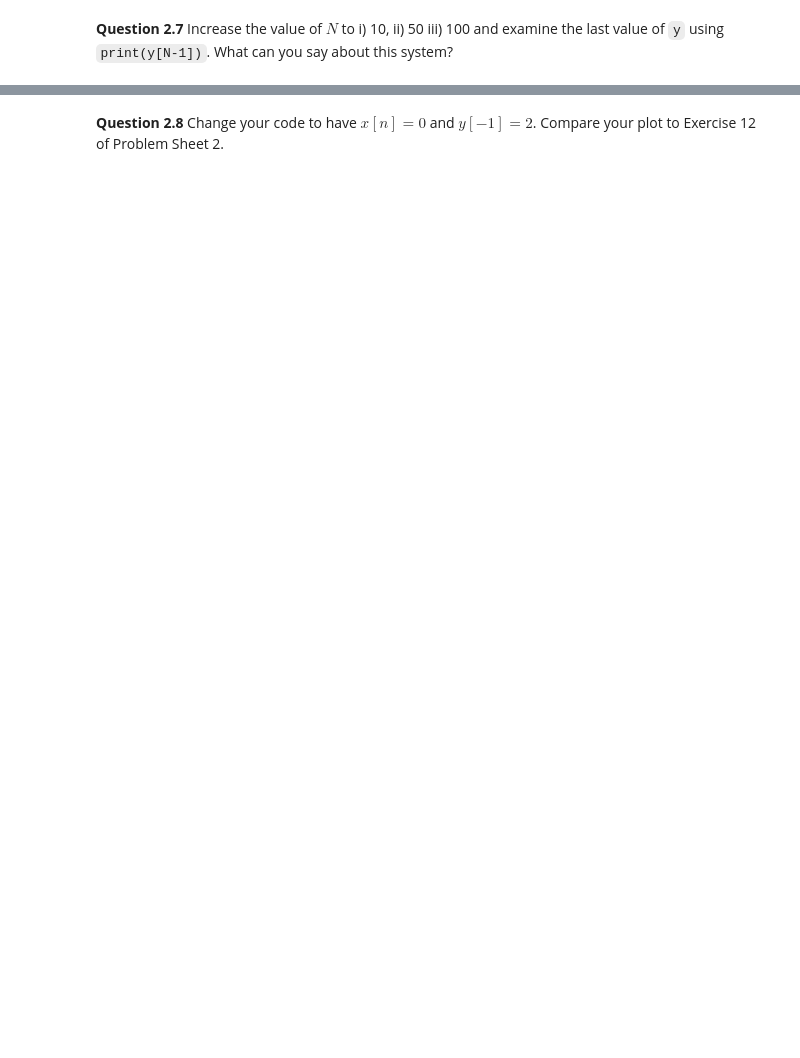
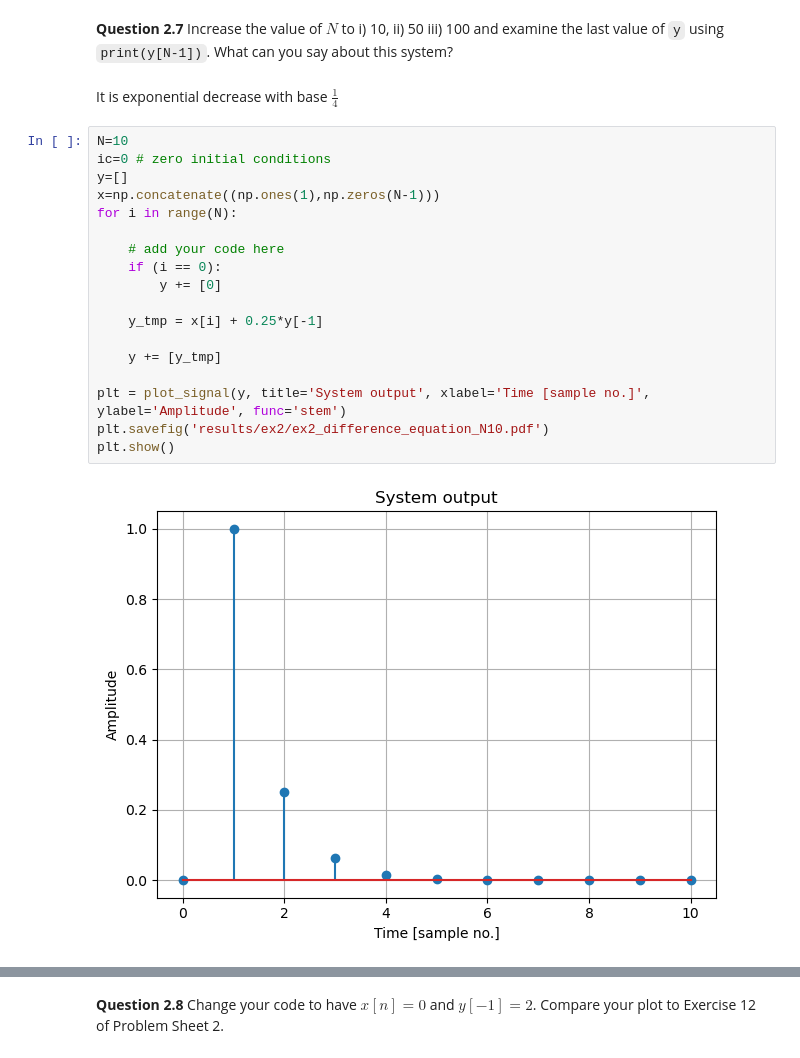
Before and after one commit to rrroooyyywang/sap-EE2-SS-LAB, a Jupyter notebook: EX2 - LTI systems.ipynb, the cells around one changed output, grey strips where cells are left out. Drawn from its saved outputs; the diff is of its cells as text; blank space fills up the shorter version.

```diff
--- a/EX2 - LTI systems.ipynb
+++ b/EX2 - LTI systems.ipynb
@@ -149,2 +164,24 @@ IndentationError: expected an indented block after 'for' statement on line 5 (73
 # %% [markdown]
 **Question 2.7** Increase the value of $N$ to i) 10, ii) 50 iii) 100 and examine the last value of `y` using `print(y[N-1])`. What can you say about this system?
+# %% [markdown]
+It is exponential decrease with base $\frac{1}{4}$
+# %%
+N=10
+ic=0 # zero initial conditions
+y=[]
+x=np.concatenate((np.ones(1),np.zeros(N-1)))
+for i in range(N):
+
+    # add your code here
+    if (i == 0):
+        y += [0]
+
+    y_tmp = x[i] + 0.25*y[-1]
+
+    y += [y_tmp]
+
+plt = plot_signal(y, title='System output', xlabel='Time [sample no.]', ylabel='Amplitude', func='stem')
+plt.savefig('results/ex2/ex2_difference_equation_N10.pdf')
+plt.show()
+# %% [output]
+[figure, added]
```
Also changed, not shown: parts of 6 cells of this notebook, 6 other files.
